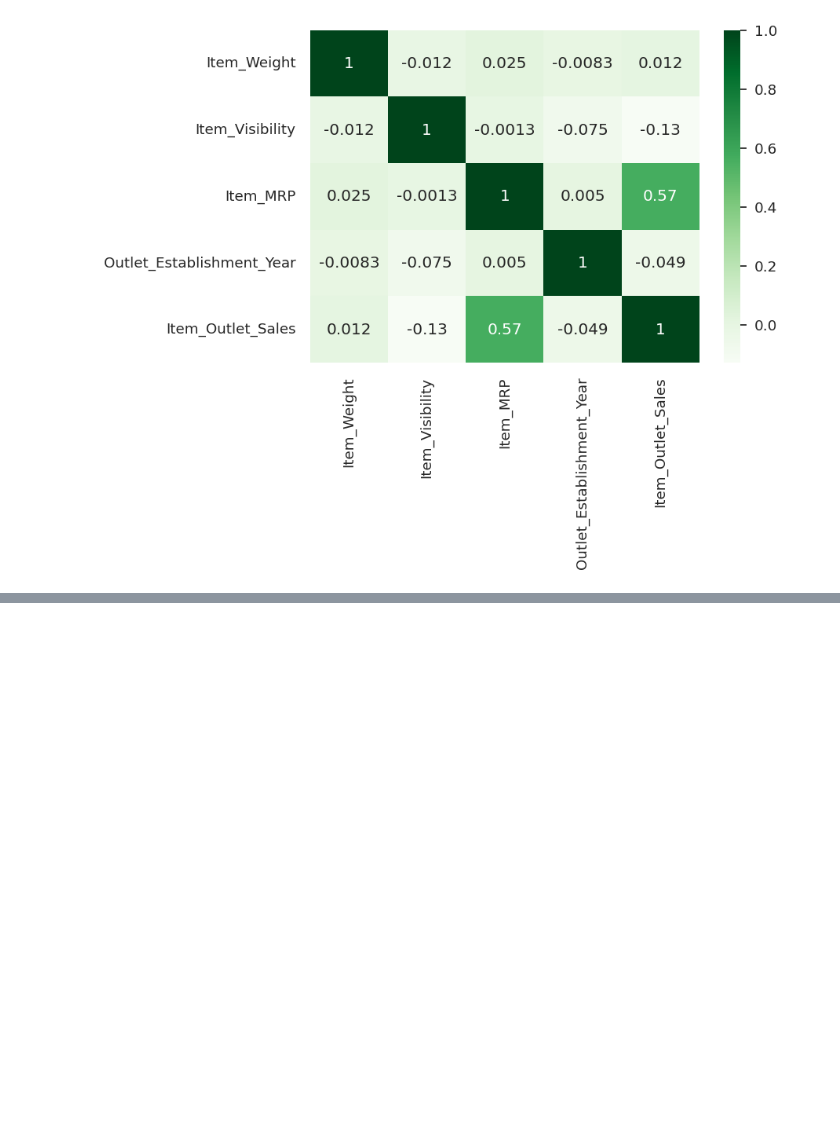
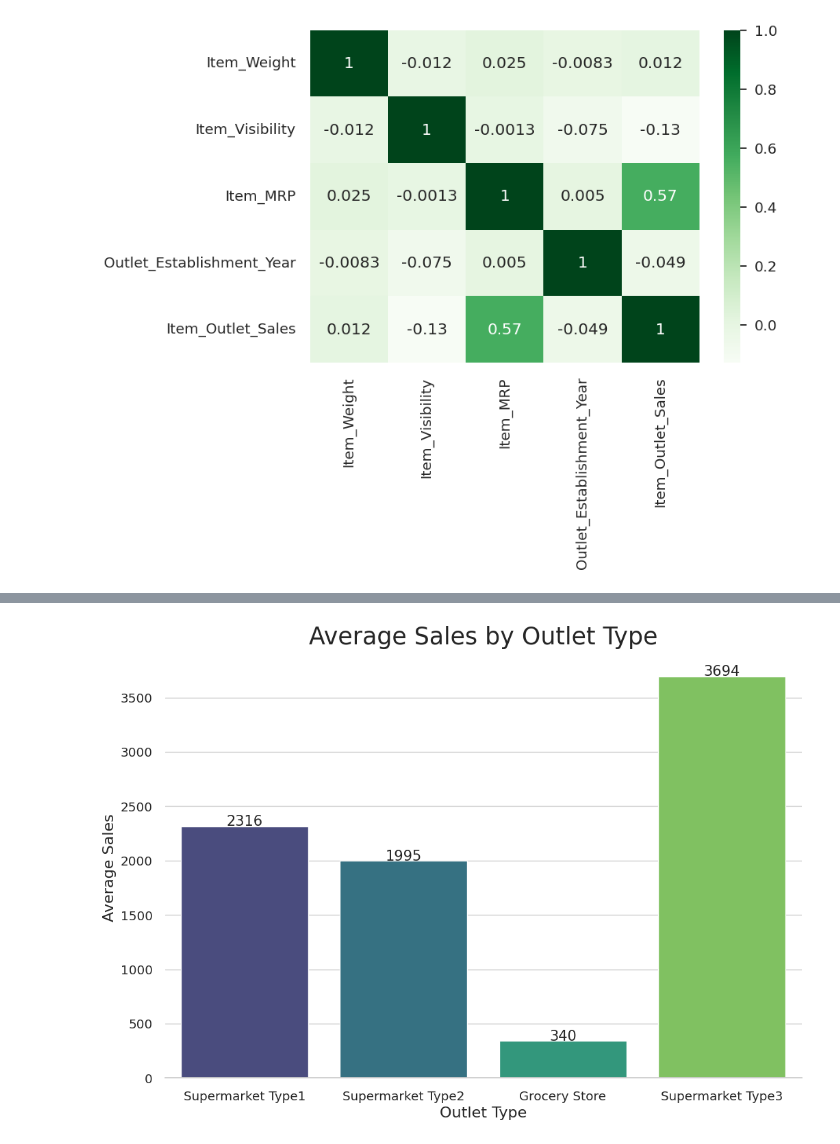
Before and after one commit to Meyssemmedini/food-sales-prediction, a Jupyter notebook: sale_prediction.ipynb, the cells around one changed output, grey strips where cells are left out. Drawn from its saved outputs; the diff is of its cells as text; code cells hidden in the pictures; blank space fills up the shorter version.

```diff
--- a/sale_prediction.ipynb
+++ b/sale_prediction.ipynb
@@ -484,0 +506,19 @@ sns.heatmap(corr, cmap = 'Greens', annot = True)
+# %%
+# Grouped bar chart
+plt.figure(figsize=(12, 8))
+ax=sns.barplot(data=df, x='Outlet_Type', y='Item_Outlet_Sales',  palette='viridis', errorbar=None)
+# annote
+for bar in ax.patches:
+    ax.annotate(format(bar.get_height(), '.0f'),
+                (bar.get_x() + bar.get_width() / 2, bar.get_height()),
+                ha='center', va='center',
+                size=15, xytext=(0, 5),
+                textcoords='offset points')
+
+sns.despine(left=True)
+plt.title('Average Sales by Outlet Type',fontsize=25, ha='center', va='center', pad = 20)
+plt.xlabel('Outlet Type',fontsize=16)
+plt.ylabel('Average Sales',fontsize=16)
+plt.show()
+# %% [output]
+[figure, added]
```
Also changed, not shown: parts of 7 cells of this notebook.
